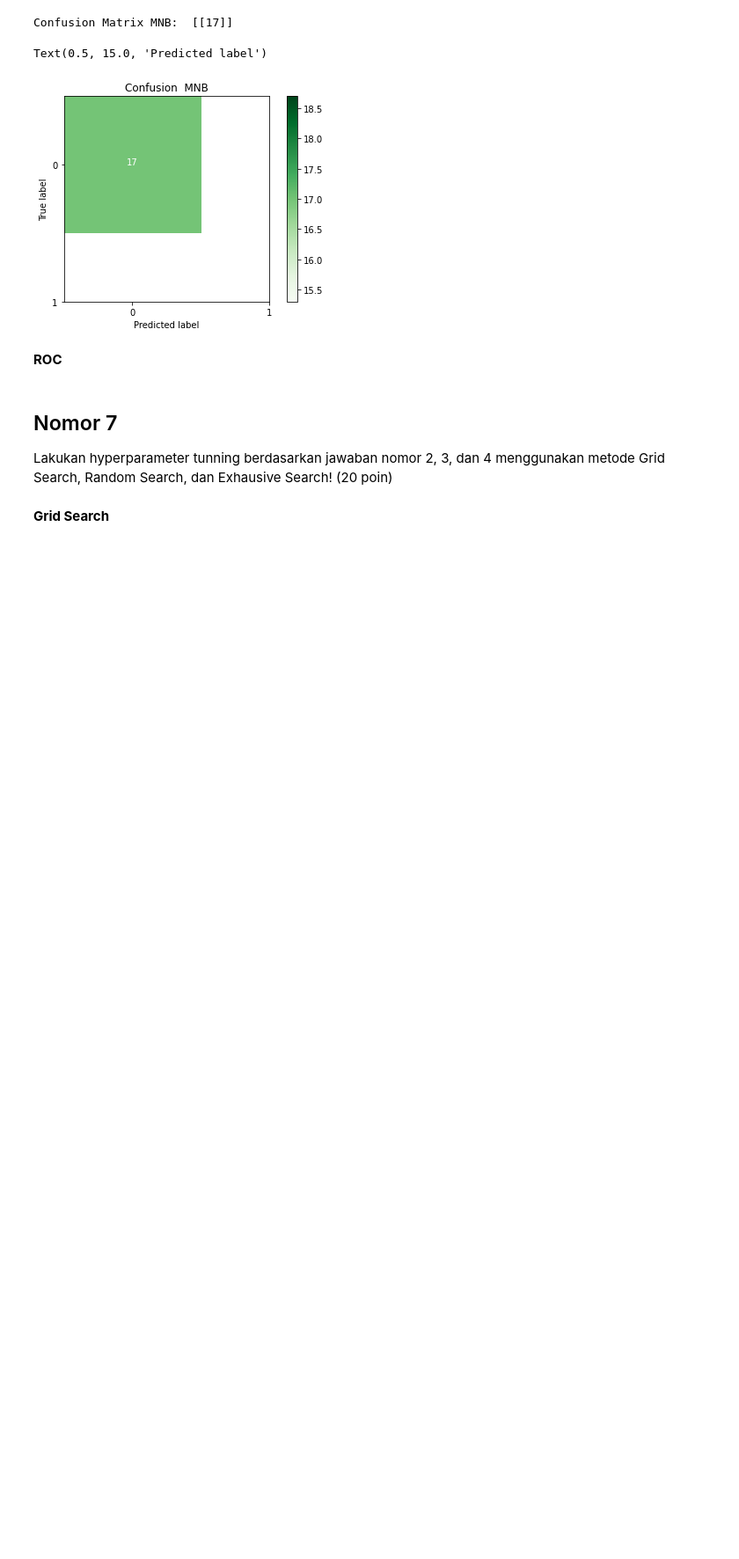
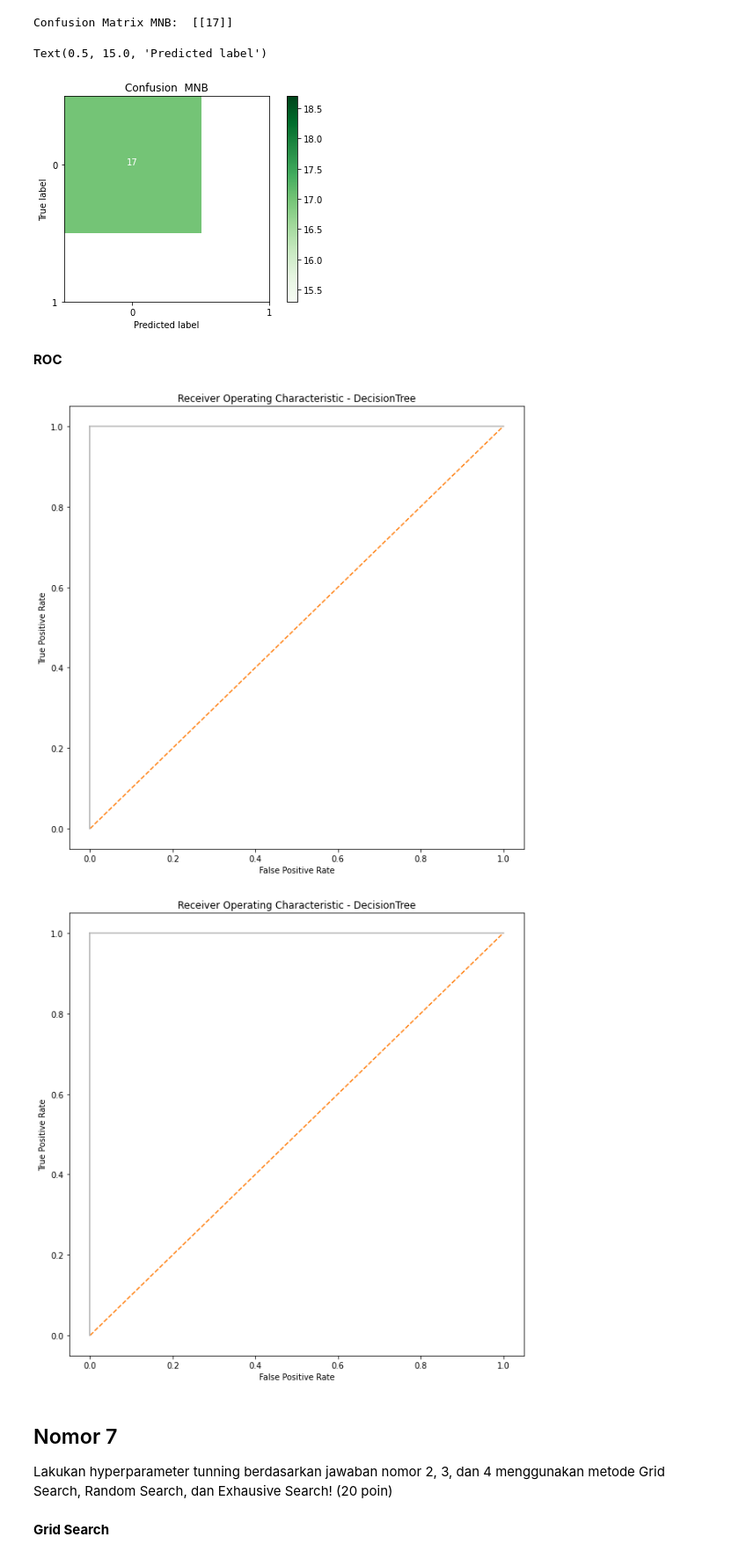
Before and after one commit to tsaniarisqi/Machine_Learning_2022, a Jupyter notebook: kuis02/Kuis02.ipynb, the cells around one changed output. Shown: that part at 88% size. Cells and saved outputs as stored; diff of their text form; code cells hidden in the pictures; blank space fills up the shorter version.

```diff
--- a/kuis02/Kuis02.ipynb
+++ b/kuis02/Kuis02.ipynb
@@ -477,6 +479,37 @@ Text(0.5, 15.0, 'Predicted label')
 [figure]
 # %% [markdown]
 **ROC**
+# %%
+#define metrics dt
+y_prob_dt = dt.predict_proba(X_test)[:,1]
+fpr, tpr, _ = roc_curve(y_test, y_prob_dt)
+
+#define metrics mnb
+y_prob_mnb = mnb.predict_proba(X_test)[:,1]
+fpr2, tpr2, _ = roc_curve(y_test, y_prob_mnb)
+# %%
+# visualisasi dt
+plt.subplots(1, figsize=(10,10))
+plt.title('Receiver Operating Characteristic - DecisionTree')
+plt.plot(fpr, tpr)
+plt.plot([0, 1], ls="--")
+plt.plot([0, 0], [1, 0] , c=".7"), plt.plot([1, 1] , c=".7")
+plt.ylabel('True Positive Rate')
+plt.xlabel('False Positive Rate')
+plt.show()
+
+# visualisasi mnb
+plt.subplots(1, figsize=(10,10))
+plt.title('Receiver Operating Characteristic - DecisionTree')
+plt.plot(fpr2, tpr2)
+plt.plot([0, 1], ls="--")
+plt.plot([0, 0], [1, 0] , c=".7"), plt.plot([1, 1] , c=".7")
+plt.ylabel('True Positive Rate')
+plt.xlabel('False Positive Rate')
+plt.show()
+# %% [output]
+[figure, added]
+[figure, added]
 # %% [markdown]
 ## Nomor 7
 Lakukan hyperparameter tunning berdasarkan jawaban nomor 2, 3, dan 4 menggunakan metode Grid Search, Random Search, dan Exhausive Search! (20 poin)
```
Also changed, not shown: parts of 2 cells of this notebook.
